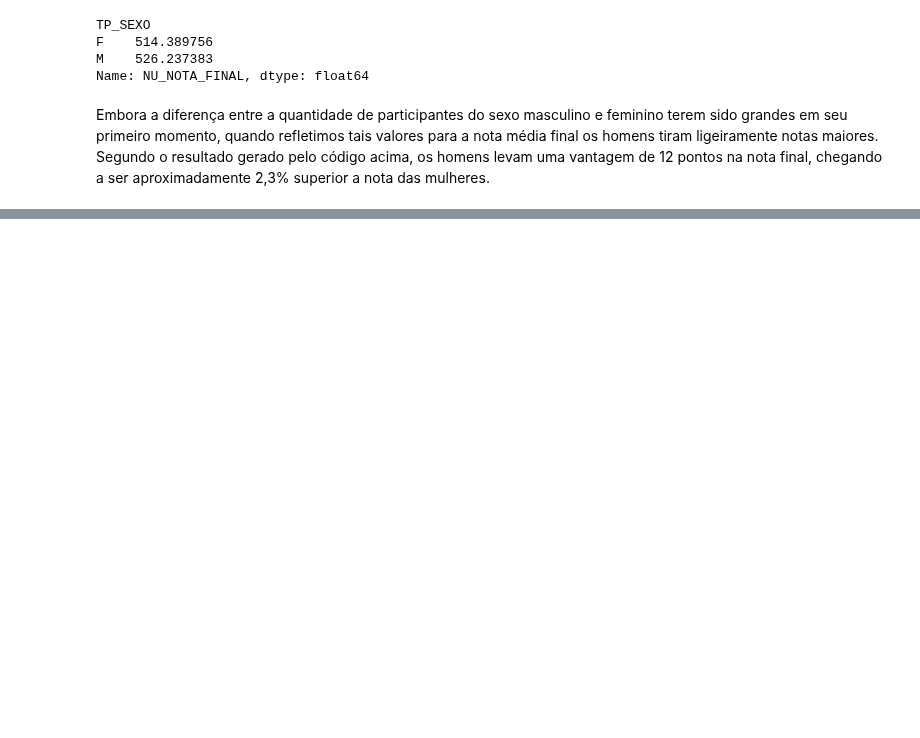
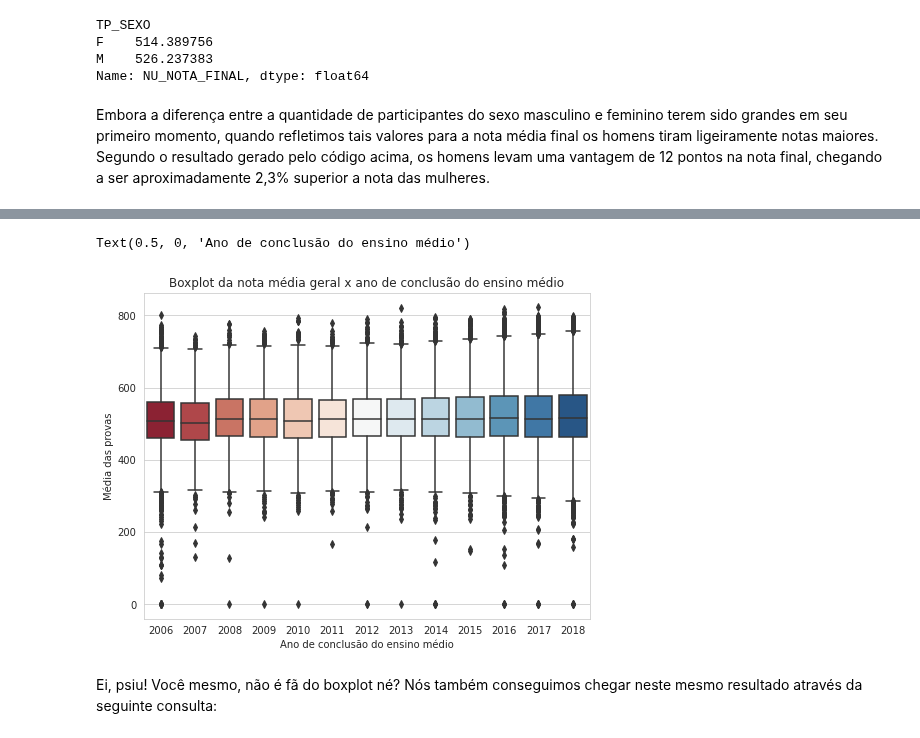
Before and after one commit to GuiiLuiss/Horse-Colic-Dataset, a Jupyter notebook: Guilherme_Luis_Rodrigues_Anselmo_da_Silva.ipynb, the cells around one changed output, grey strips where cells are left out. Drawn from its saved outputs; the diff is of its cells as text; code cells hidden in the pictures; blank space fills up the shorter version.

```diff
--- a/Guilherme_Luis_Rodrigues_Anselmo_da_Silva.ipynb
+++ b/Guilherme_Luis_Rodrigues_Anselmo_da_Silva.ipynb
@@ -189,0 +196,22 @@ Embora a diferença entre a quantidade de participantes do sexo masculino e femi
+# %%
+# Criando dataframe para analisar o desempenho com o ano de conclusão do ensino médio, removendo dados "não informados"
+
+df = dados.query("TP_ANO_CONCLUIU != 0")
+# %%
+#Passando os anos para uma variável
+
+ano = df['TP_ANO_CONCLUIU'].unique()
+ano.sort()
+# %%
+#Boxplot de ano de conclusão ensino médio x nota média final
+
+plt.figure(figsize=(8,6))
+sns.boxplot(x='TP_ANO_CONCLUIU', y = "NU_NOTA_FINAL", data = df,palette='RdBu', order=ano)
+plt.title("Boxplot da nota média geral x ano de conclusão do ensino médio")
+plt.ylabel("Média das provas")
+plt.xlabel("Ano de conclusão do ensino médio")
+# %% [output]
+Text(0.5, 0, 'Ano de conclusão do ensino médio')
+[figure, added]
+# %% [markdown]
+Ei, psiu! Você mesmo, não é fã do boxplot né? Nós também conseguimos chegar neste mesmo resultado através da seguinte consulta:
```
Also changed, not shown: parts of 4 cells of this notebook.
